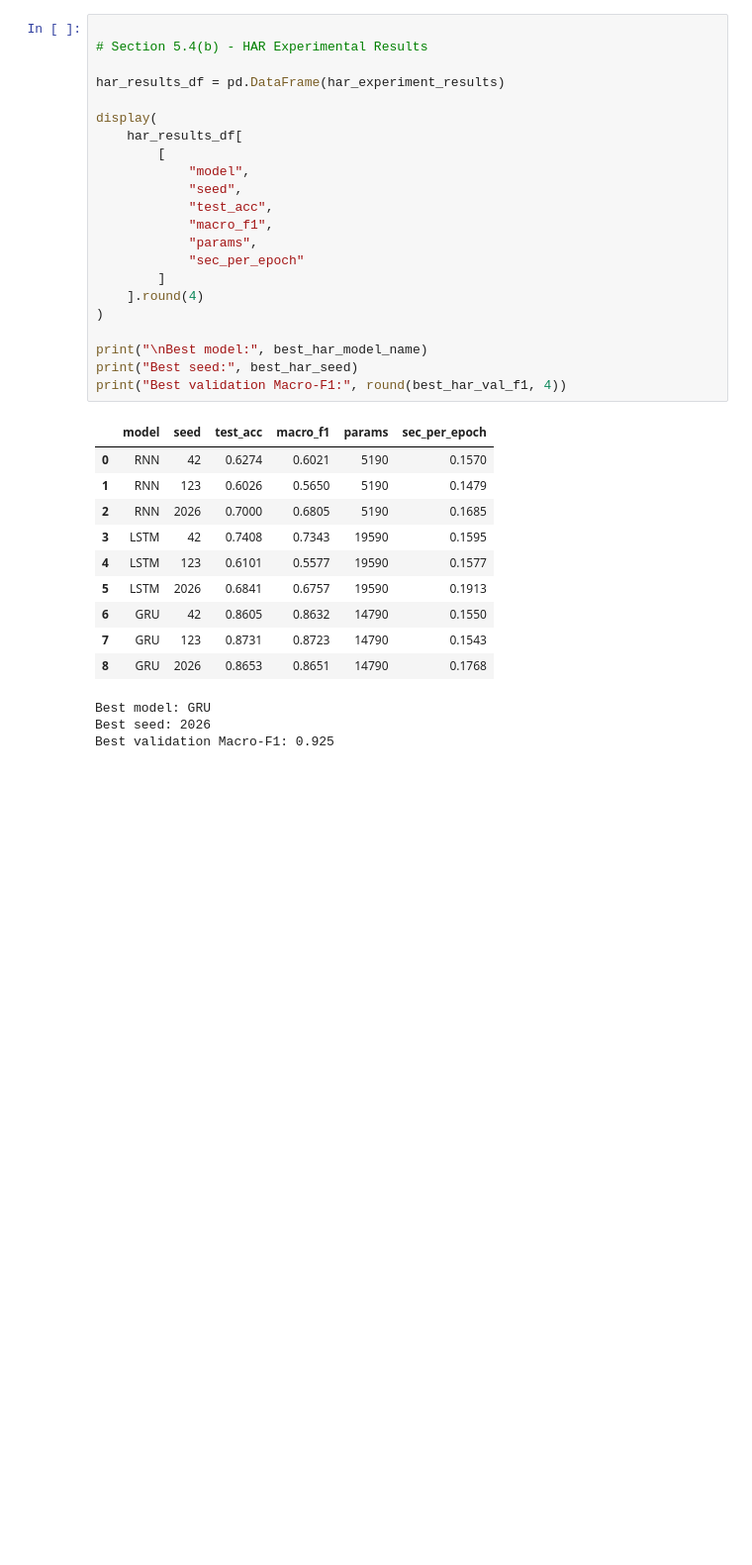
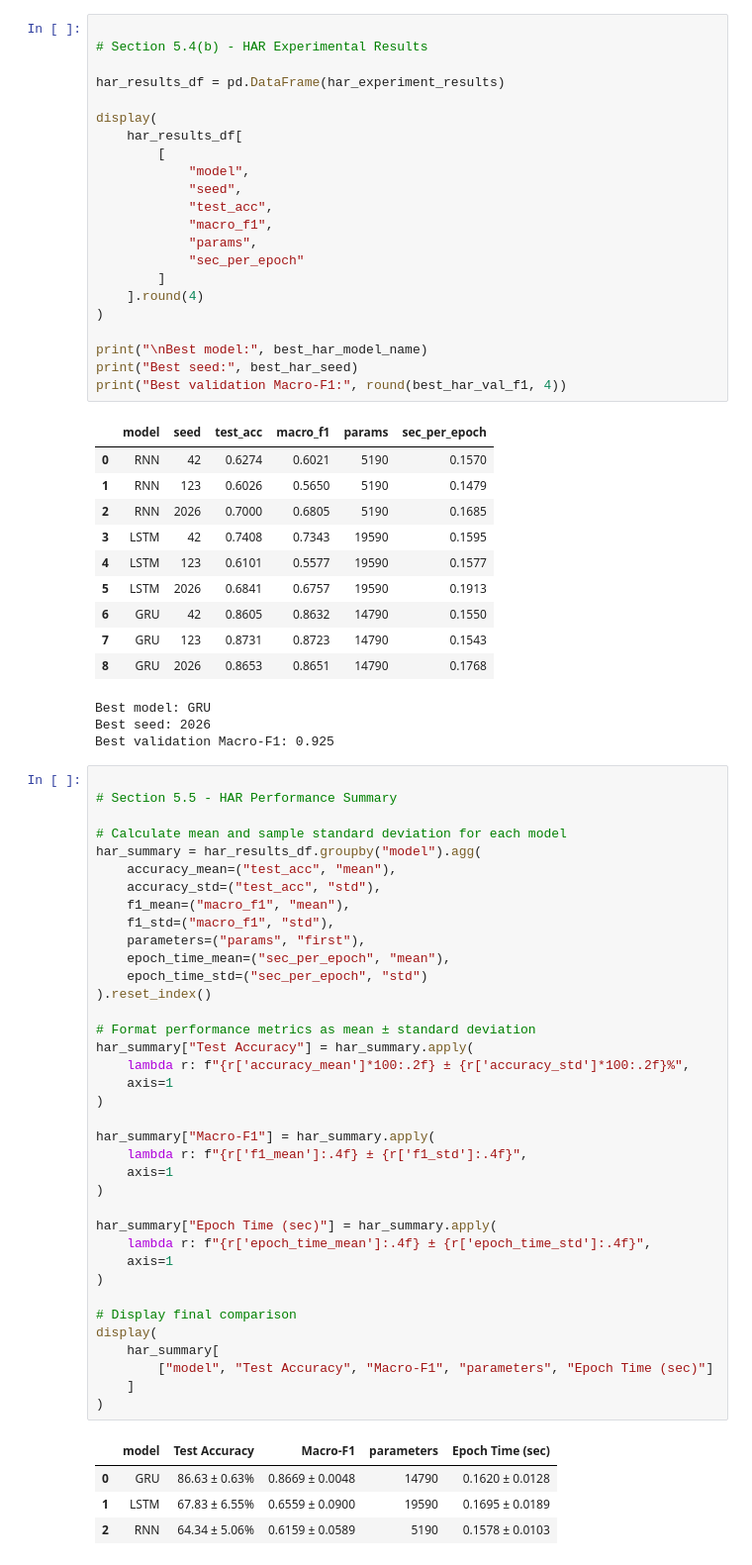
Before and after one commit to GUNJANSUMAN/accomadationfeedback, a Jupyter notebook: assgn_dnn.ipynb, the cells around one changed output. Shown at 99% size. Cells and saved outputs as stored; diff of their text form; blank space fills up the shorter version.

```diff
--- a/assgn_dnn.ipynb
+++ b/assgn_dnn.ipynb
@@ -1710,3 +1710,45 @@ print("Best validation Macro-F1:", round(best_har_val_f1, 4))
 Best model: GRU
 Best seed: 2026
 Best validation Macro-F1: 0.925
+# %%
+
+# Section 5.5 - HAR Performance Summary
+
+# Calculate mean and sample standard deviation for each model
+har_summary = har_results_df.groupby("model").agg(
+    accuracy_mean=("test_acc", "mean"),
+    accuracy_std=("test_acc", "std"),
+    f1_mean=("macro_f1", "mean"),
+    f1_std=("macro_f1", "std"),
+    parameters=("params", "first"),
+    epoch_time_mean=("sec_per_epoch", "mean"),
+    epoch_time_std=("sec_per_epoch", "std")
+).reset_index()
+
+# Format performance metrics as mean ± standard deviation
+har_summary["Test Accuracy"] = har_summary.apply(
+    lambda r: f"{r['accuracy_mean']*100:.2f} ± {r['accuracy_std']*100:.2f}%",
+    axis=1
+)
+
+har_summary["Macro-F1"] = har_summary.apply(
+    lambda r: f"{r['f1_mean']:.4f} ± {r['f1_std']:.4f}",
+    axis=1
+)
+
+har_summary["Epoch Time (sec)"] = har_summary.apply(
+    lambda r: f"{r['epoch_time_mean']:.4f} ± {r['epoch_time_std']:.4f}",
+    axis=1
+)
+
+# Display final comparison
+display(
+    har_summary[
+        ["model", "Test Accuracy", "Macro-F1", "parameters", "Epoch Time (sec)"]
+    ]
+)
+# %% [output]
+|  | model | Test Accuracy | Macro-F1 | parameters | Epoch Time (sec) |
+| 0 | GRU | 86.63 ± 0.63% | 0.8669 ± 0.0048 | 14790 | 0.1620 ± 0.0128 |
+| 1 | LSTM | 67.83 ± 6.55% | 0.6559 ± 0.0900 | 19590 | 0.1695 ± 0.0189 |
+| 2 | RNN | 64.34 ± 5.06% | 0.6159 ± 0.0589 | 5190 | 0.1578 ± 0.0103 |
```
Also changed, not shown: parts of 4 cells of this notebook.
